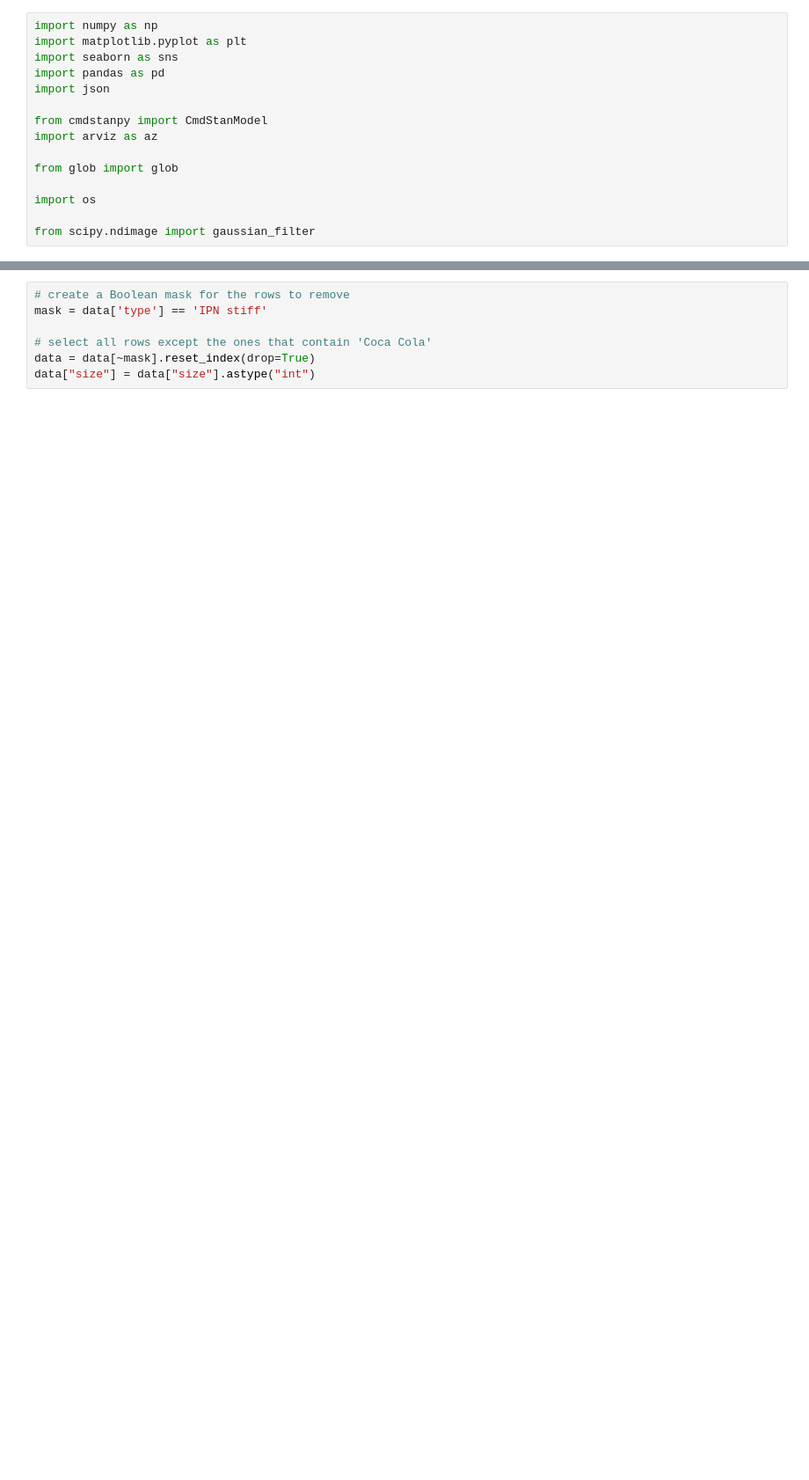
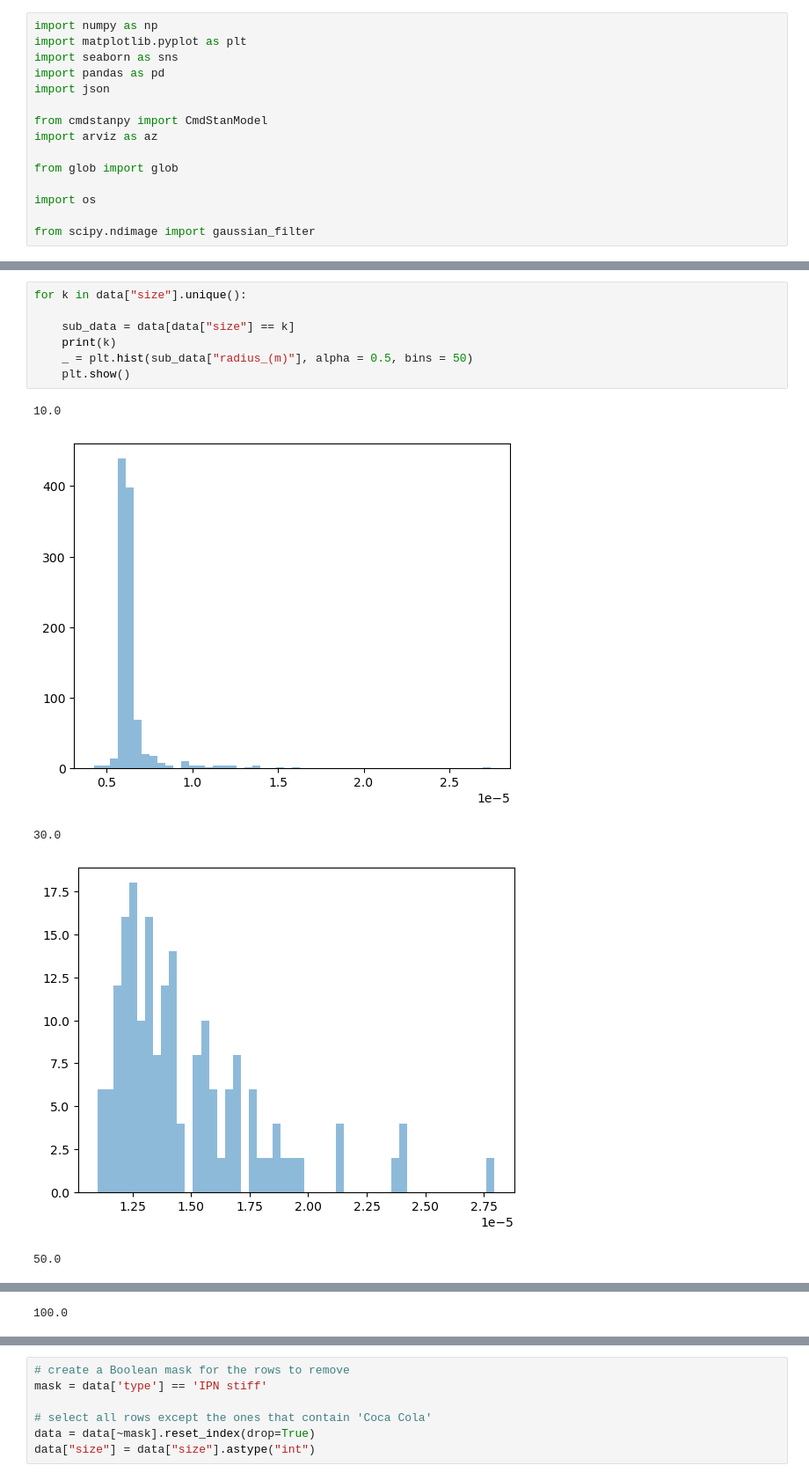
Before and after one commit to ArttuD/InstruProject, a Jupyter notebook: microrheology/analysis_final.ipynb, the cells around one changed output, grey strips where cells are left out. Shown at 88% size. Drawn from its saved outputs; the diff is of its cells as text; blank space fills up the shorter version.

```diff
--- a/microrheology/analysis_final.ipynb
+++ b/microrheology/analysis_final.ipynb
@@ -25,0 +27,13 @@ data['type'] = data['type'].apply(lambda x: names[x])
+# %%
+for k in data["size"].unique():
+
+    sub_data = data[data["size"] == k]
+    print(k)
+    _ = plt.hist(sub_data["radius_(m)"], alpha = 0.5, bins = 50)
+    plt.show()
+# %% [output]
+10.0
+[figure, added]
+30.0
+[figure, added]
+50.0
@@ -25,0 +41 @@ data['type'] = data['type'].apply(lambda x: names[x])
+100.0
```
Also changed, not shown: parts of 29 cells of this notebook, 8 other files.
